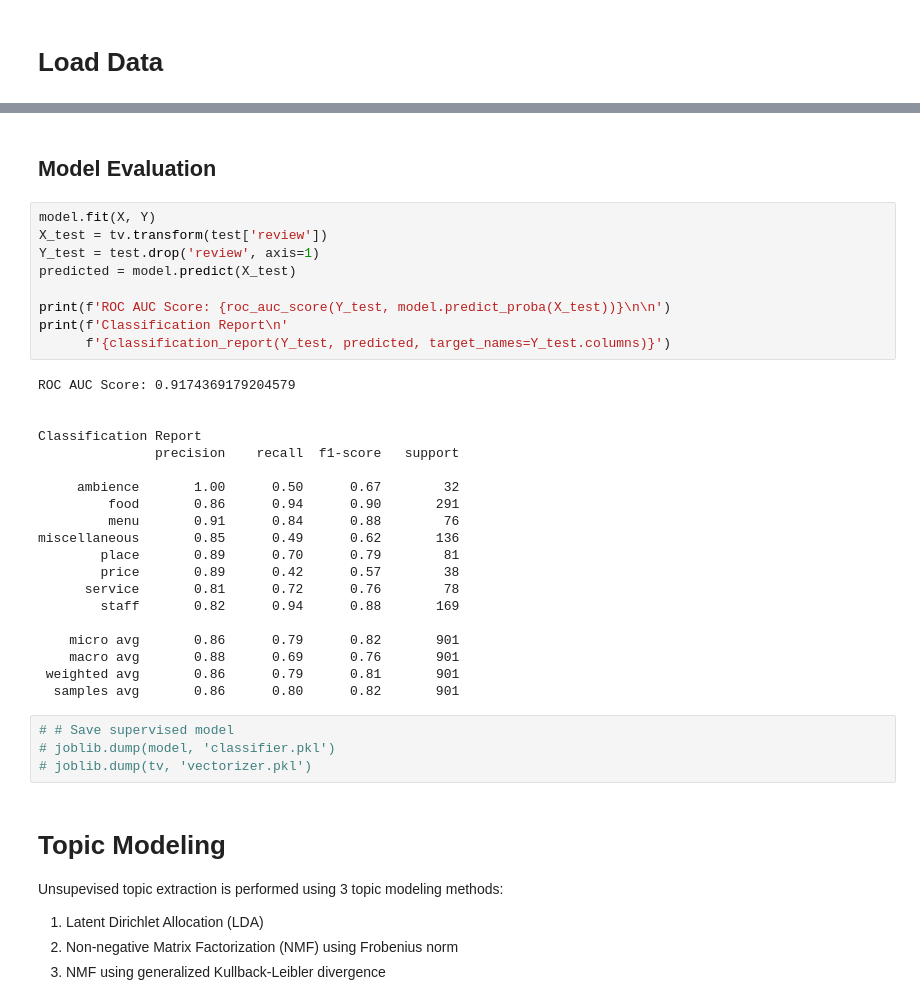
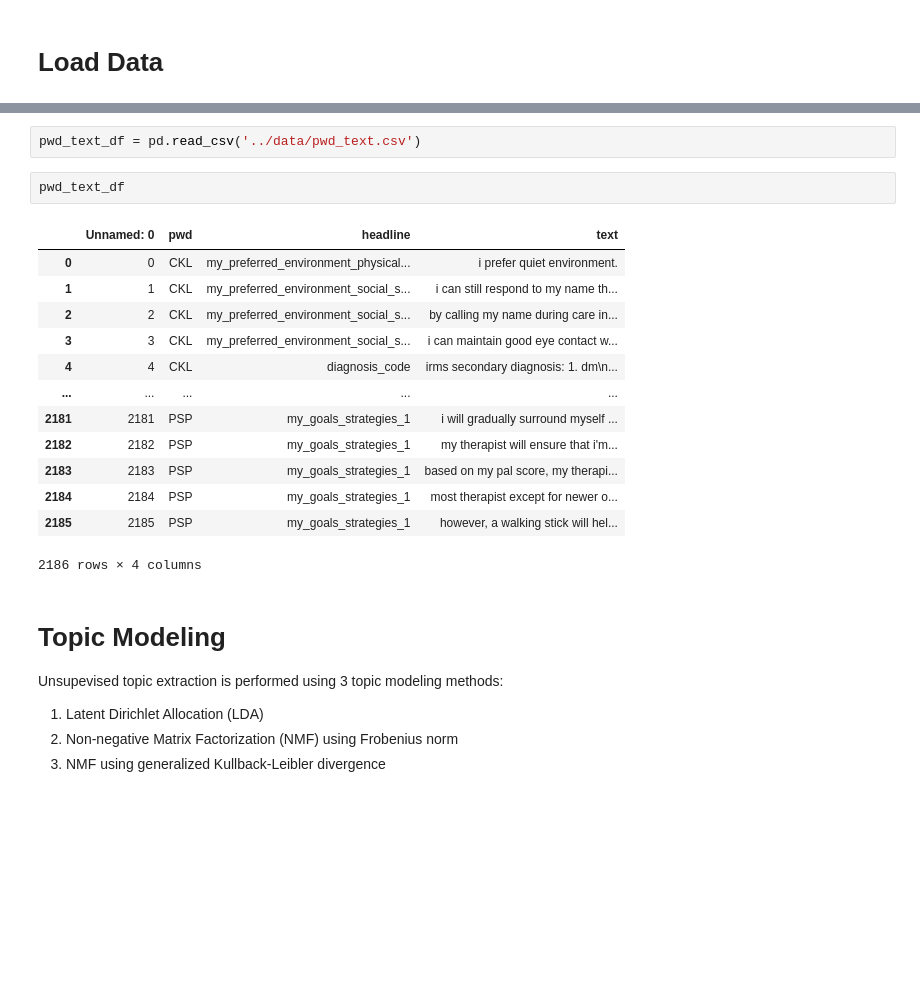
Before and after one commit to g-awaine/absa_lda, a Jupyter notebook: notebooks/aspect_modelling.ipynb, the cells around one changed output, grey strips where cells are left out. Saved outputs shown, nothing was run; the diff lists cells and outputs as text; blank space fills up the shorter version.

```diff
--- a/notebooks/aspect_modelling.ipynb
+++ b/notebooks/aspect_modelling.ipynb
@@ -203,38 +143,21 @@ Mean F1-score:0.8022024179685787
-# %% [markdown]
-## Model Evaluation
-# %%
-model.fit(X, Y)
-X_test = tv.transform(test['review'])
-Y_test = test.drop('review', axis=1)
-predicted = model.predict(X_test)
-
-print(f'ROC AUC Score: {roc_auc_score(Y_test, model.predict_proba(X_test))}\n\n')
-print(f'Classification Report\n'
-      f'{classification_report(Y_test, predicted, target_names=Y_test.columns)}')
-# %% [output]
-ROC AUC Score: 0.9174369179204579
-
-
-Classification Report
-               precision    recall  f1-score   support
-
-     ambience       1.00      0.50      0.67        32
-         food       0.86      0.94      0.90       291
-         menu       0.91      0.84      0.88        76
-miscellaneous       0.85      0.49      0.62       136
-        place       0.89      0.70      0.79        81
-        price       0.89      0.42      0.57        38
-      service       0.81      0.72      0.76        78
-        staff       0.82      0.94      0.88       169
-
-    micro avg       0.86      0.79      0.82       901
-    macro avg       0.88      0.69      0.76       901
- weighted avg       0.86      0.79      0.81       901
-  samples avg       0.86      0.80      0.82       901
-# %%
-# # Save supervised model
-# joblib.dump(model, 'classifier.pkl')
-# joblib.dump(tv, 'vectorizer.pkl')
+# %%
+pwd_text_df = pd.read_csv('../data/pwd_text.csv')
+# %%
+pwd_text_df
+# %% [output]
+|  | Unnamed: 0 | pwd | headline | text |
+| 0 | 0 | CKL | my_preferred_environment_physical... | i prefer quiet environment. |
+| 1 | 1 | CKL | my_preferred_environment_social_s... | i can still respond to my name th... |
+| 2 | 2 | CKL | my_preferred_environment_social_s... | by calling my name during care in... |
+| 3 | 3 | CKL | my_preferred_environment_social_s... | i can maintain good eye contact w... |
+| 4 | 4 | CKL | diagnosis_code | irms secondary diagnosis: 1. dm\n... |
+| ... | ... | ... | ... | ... |
+| 2181 | 2181 | PSP | my_goals_strategies_1 | i will gradually surround myself ... |
+| 2182 | 2182 | PSP | my_goals_strategies_1 | my therapist will ensure that i'm... |
+| 2183 | 2183 | PSP | my_goals_strategies_1 | based on my pal score, my therapi... |
+| 2184 | 2184 | PSP | my_goals_strategies_1 | most therapist except for newer o... |
+| 2185 | 2185 | PSP | my_goals_strategies_1 | however, a walking stick will hel... |
+2186 rows × 4 columns
 # %% [markdown]
 # Topic Modeling
 Unsupevised topic extraction is performed using 3 topic modeling methods:
```
Also changed, not shown: parts of 14 cells of this notebook, 4 other files.
